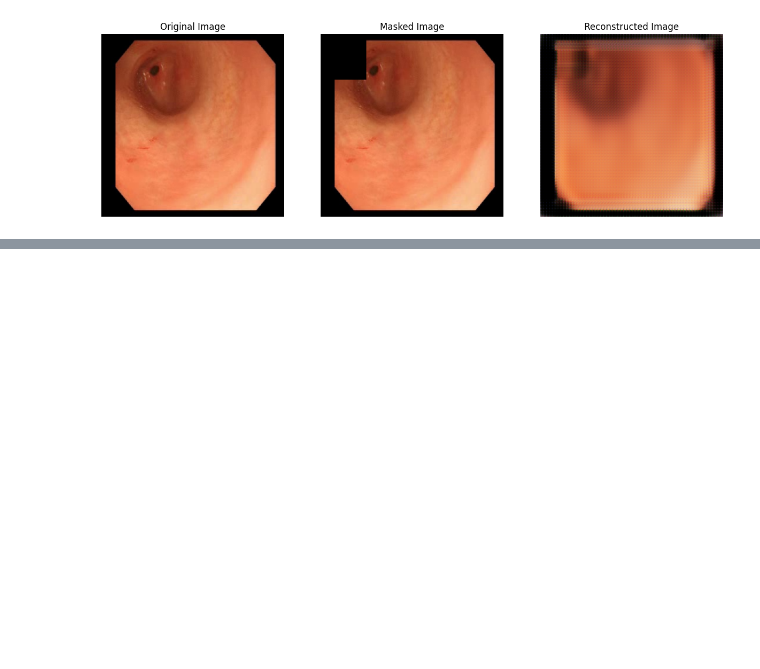
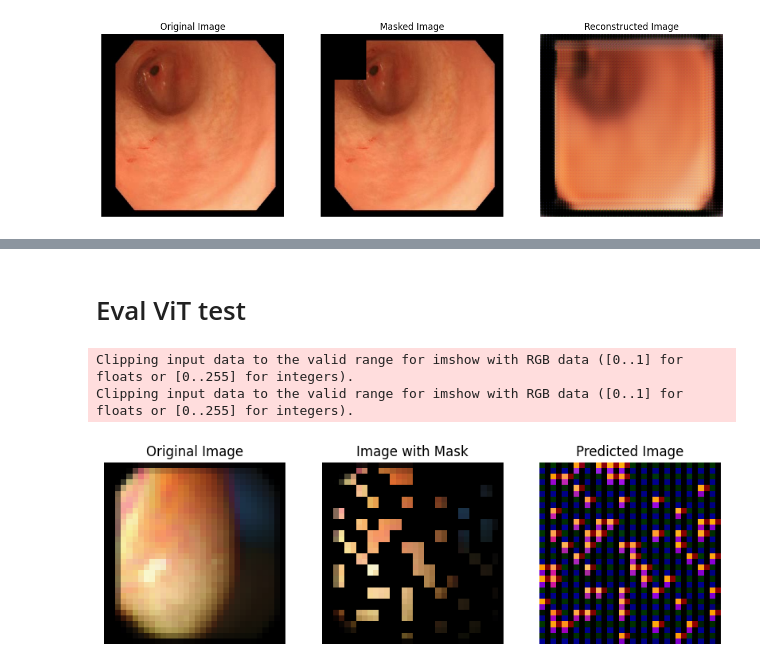
Before and after one commit to alexandermittet/BA, a Jupyter notebook: week5-mae.ipynb, the cells around one changed output, grey strips where cells are left out. Cells and saved outputs as stored; diff of their text form; code cells hidden in the pictures; blank space fills up the shorter version.

```diff
--- a/week5-mae.ipynb
+++ b/week5-mae.ipynb
@@ -155,0 +373,46 @@ plt.show()
+# %% [markdown]
+# Eval ViT test
+# %%
+import matplotlib.pyplot as plt
+
+# Assuming img, predicted_img, and mask are already defined and processed
+
+# Convert tensors to numpy arrays for plotting
+img_np = img.squeeze().permute(1, 2, 0).numpy()
+predicted_img_np = predicted_img.detach().squeeze().permute(1, 2, 0).numpy()
+
+# Ensure the mask has the correct shape
+# If the mask is multi-channel, you might want to sum it along the channel dimension
+# or select a single channel. Here, we're assuming it's multi-channel and summing it.
+mask_np = mask.squeeze().numpy()
+if mask_np.ndim == 3:
+    mask_np = mask_np.sum(axis=0) # Sum along the channel dimension
+
+# Apply the mask to the original image for visualization
+# Ensure the mask is broadcastable to the image shape
+masked_img_np = img_np * (1 - mask_np[..., None]) # Add a channel dimension to the mask
+
+# Plot the original image
+plt.figure(figsize=(10, 3))
+plt.subplot(1, 3, 1)
+plt.imshow(img_np)
+plt.title('Original Image')
+plt.axis('off')
+
+# Plot the image with the mask applied
+plt.subplot(1, 3, 2)
+plt.imshow(masked_img_np)
+plt.title('Image with Mask')
+plt.axis('off')
+
+# Plot the predicted image
+plt.subplot(1, 3, 3)
+plt.imshow(predicted_img_np)
+plt.title('Predicted Image')
+plt.axis('off')
+
+plt.show()
+# %% [output]
+Clipping input data to the valid range for imshow with RGB data ([0..1] for floats or [0..255] for integers).
+Clipping input data to the valid range for imshow with RGB data ([0..1] for floats or [0..255] for integers).
+[figure, added]
```
Also changed, not shown: parts of 3 cells of this notebook, 5 other files.
